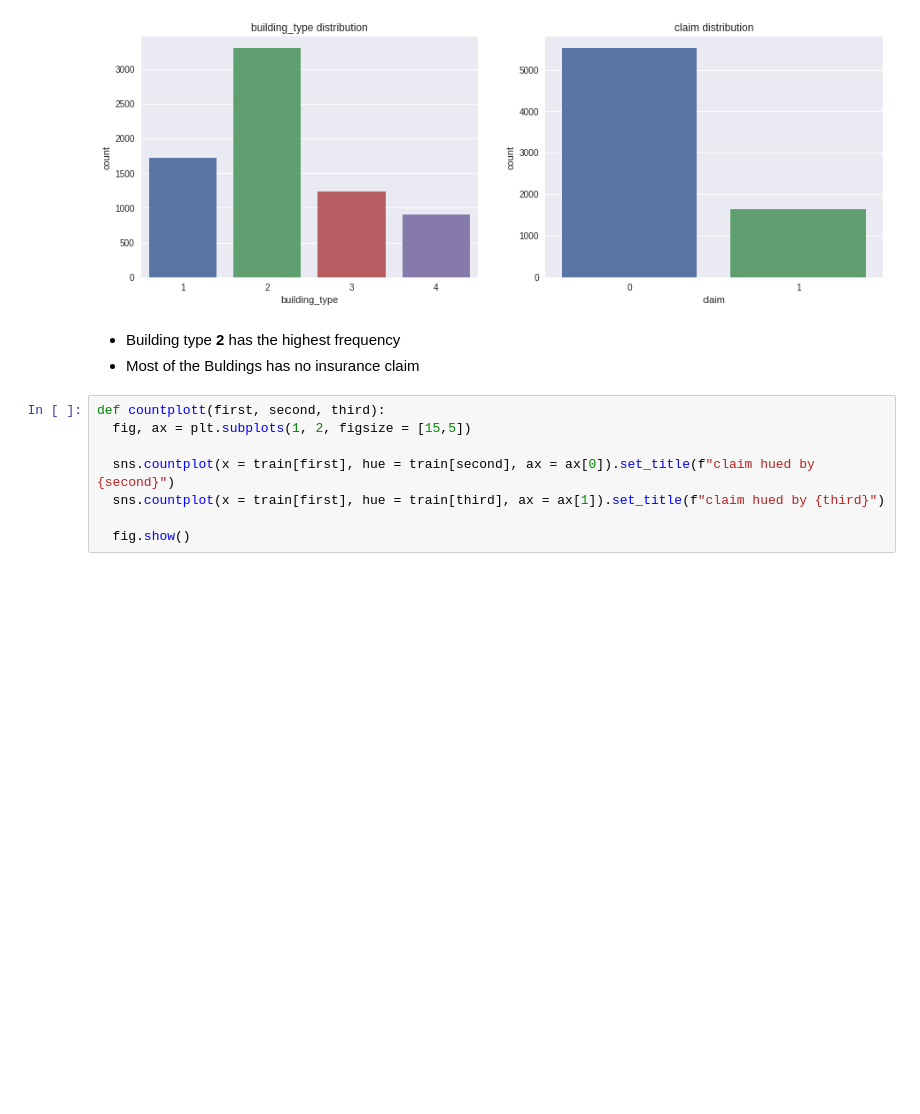
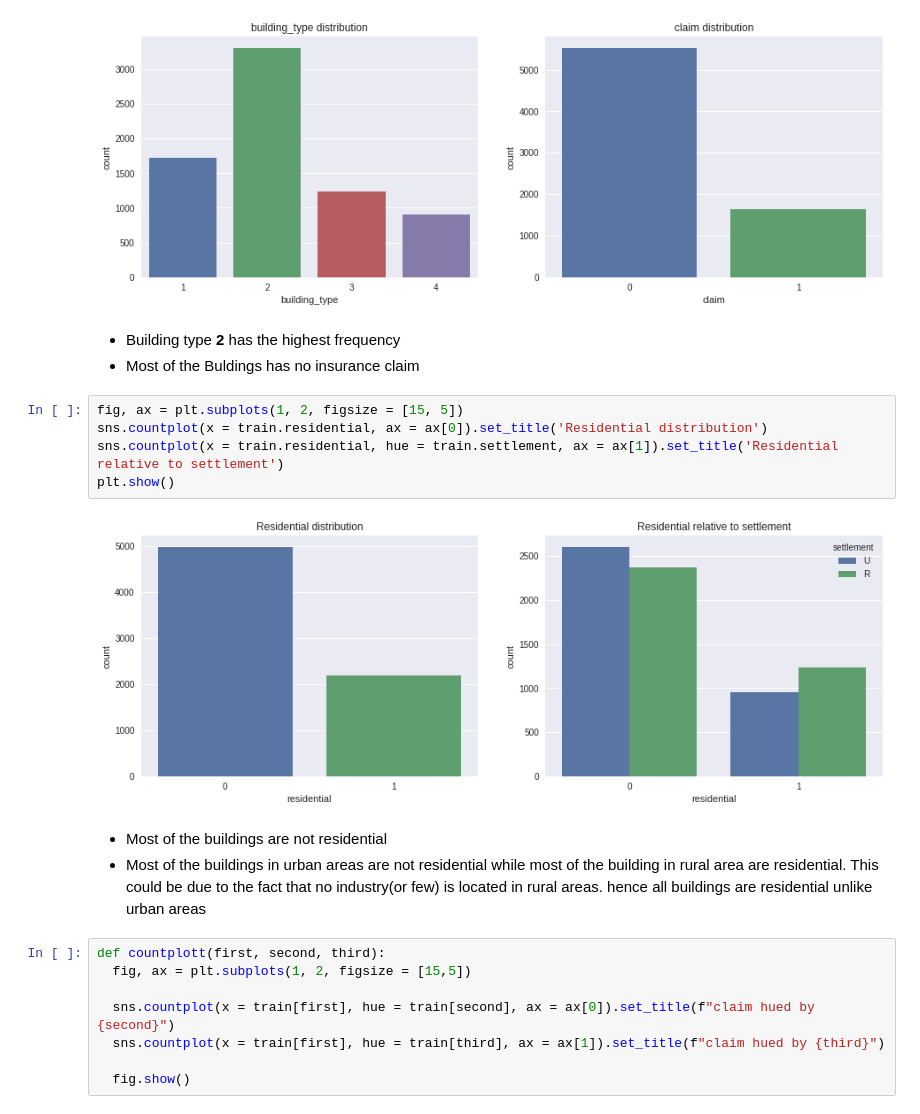
Before and after one commit to praistarr/Insurance-claim-prediction, a Jupyter notebook: Insurance_prediction.ipynb, the cells around one changed output. Drawn from its saved outputs; the diff is of its cells as text; blank space fills up the shorter version.

```diff
--- a/Insurance_prediction.ipynb
+++ b/Insurance_prediction.ipynb
@@ -163,6 +176,16 @@ countplot('building_type', 'claim')
 # %% [markdown]
 - Building type **2** has the highest frequency
 - Most of the Buldings has no insurance claim
+# %%
+fig, ax = plt.subplots(1, 2, figsize = [15, 5])
+sns.countplot(x = train.residential, ax = ax[0]).set_title('Residential distribution')
+sns.countplot(x = train.residential, hue = train.settlement, ax = ax[1]).set_title('Residential relative to settlement')
+plt.show()
+# %% [output]
+[figure, added]
+# %% [markdown]
+- Most of the buildings are not residential
+- Most of the buildings in urban areas are not residential while most of the building in rural area are residential. This could be due to the fact that no industry(or few) is located in rural areas. hence all buildings are residential unlike urban areas
 # %%
 def countplott(first, second, third):
   fig, ax = plt.subplots(1, 2, figsize = [15,5])
```
Also changed, not shown: parts of 38 cells of this notebook.
